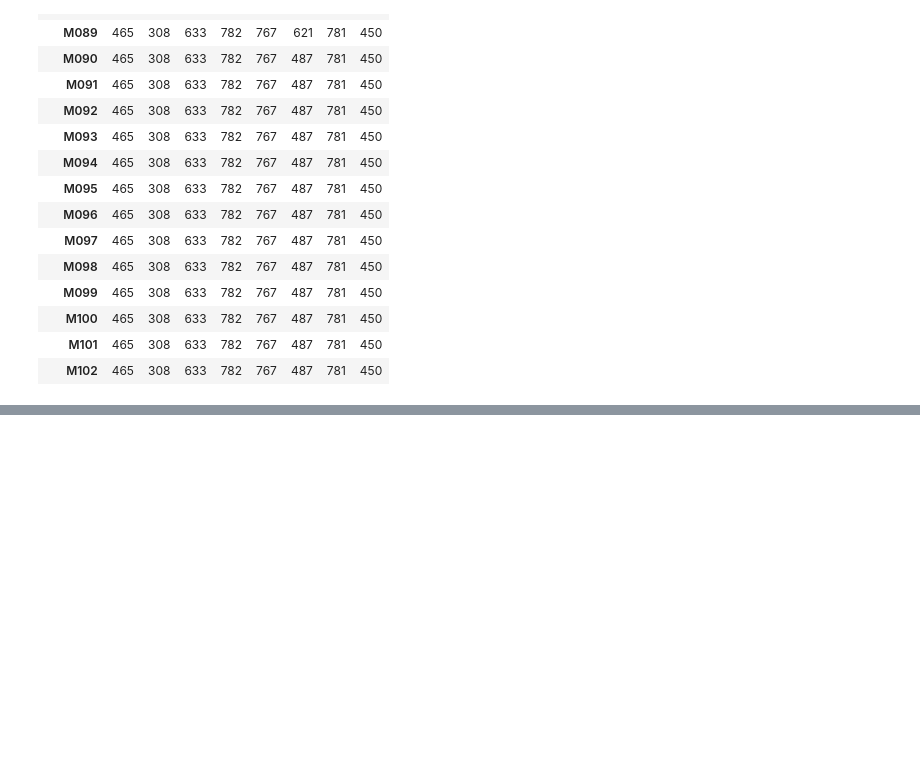
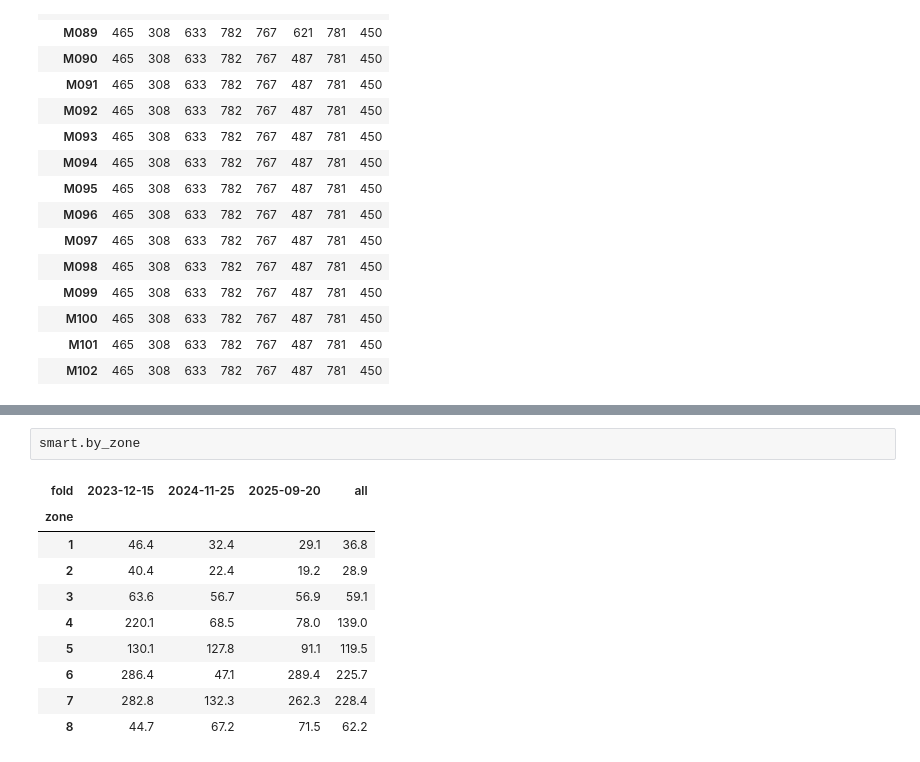
Before and after one commit to shertwg/datamatch-avangard, a Jupyter notebook: notebooks/02_baseline.ipynb, the cells around one changed output, grey strips where cells are left out. Cells and saved outputs as stored; diff of their text form; blank space fills up the shorter version.

```diff
--- a/notebooks/02_baseline.ipynb
+++ b/notebooks/02_baseline.ipynb
@@ -180,0 +315,13 @@ sub.pivot(index="match_id", columns="zone", values="tickets_total")
+# %%
+smart.by_zone
+# %% [output]
+| fold | 2023-12-15 | 2024-11-25 | 2025-09-20 | all |
+| zone |  |  |  |  |
+| 1 | 46.4 | 32.4 | 29.1 | 36.8 |
+| 2 | 40.4 | 22.4 | 19.2 | 28.9 |
+| 3 | 63.6 | 56.7 | 56.9 | 59.1 |
+| 4 | 220.1 | 68.5 | 78.0 | 139.0 |
+| 5 | 130.1 | 127.8 | 91.1 | 119.5 |
+| 6 | 286.4 | 47.1 | 289.4 | 225.7 |
+| 7 | 282.8 | 132.3 | 262.3 | 228.4 |
+| 8 | 44.7 | 67.2 | 71.5 | 62.2 |
```
Also changed, not shown: parts of 12 cells of this notebook, 3 other files.
